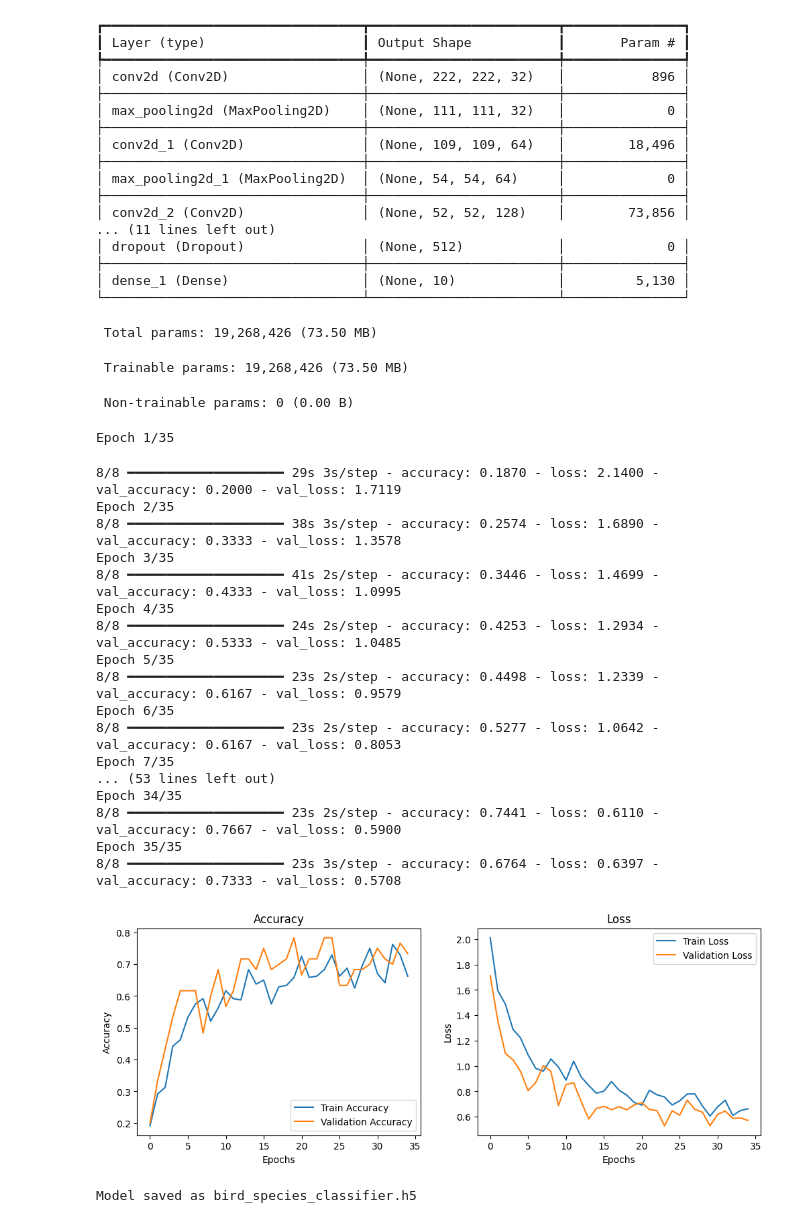
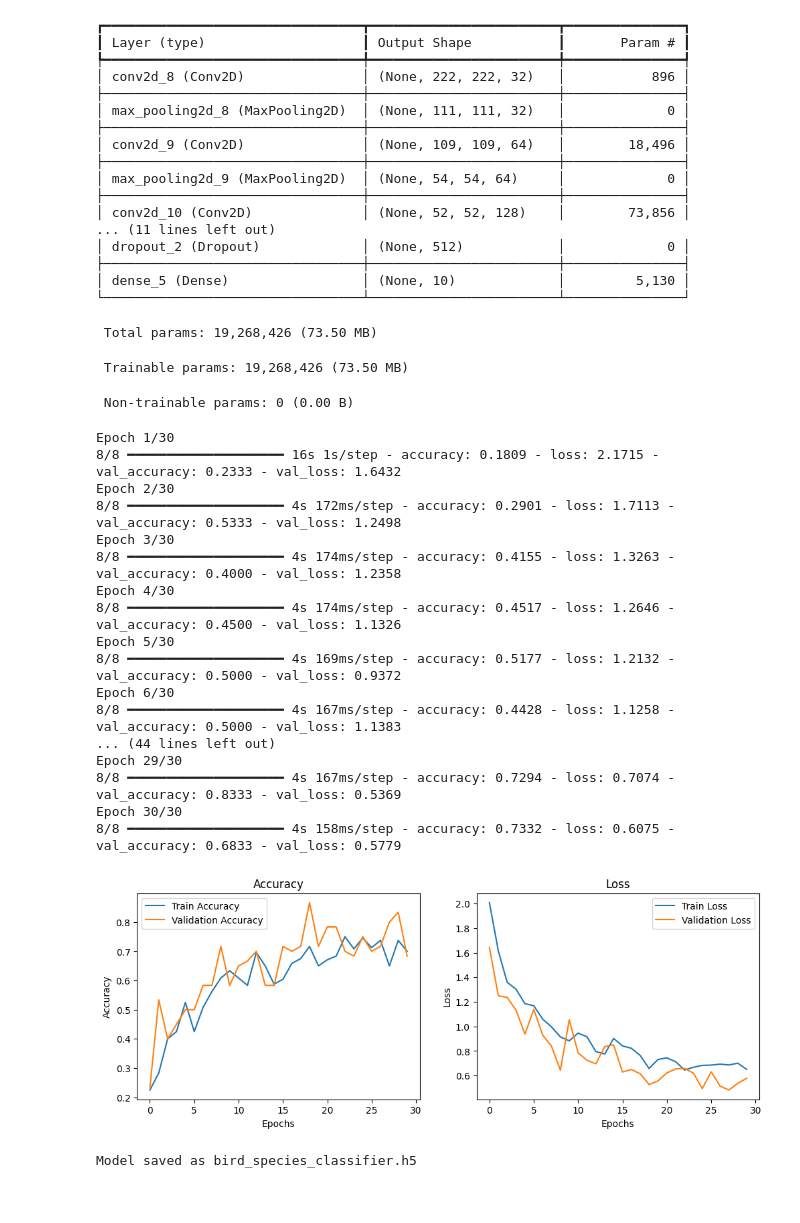
Before and after one commit to elizabees/birdSpecies, a Jupyter notebook: birdspecies.ipynb, the cells around one changed output. Cells and saved outputs as stored; diff of their text form; code cells hidden in the pictures.

Commit message:
Kaggle Notebook | birdSpecies | Version 3

```diff
--- a/birdspecies.ipynb
+++ b/birdspecies.ipynb
@@ -28,8 +28,9 @@ selected_classes = [
 
 def create_bird_cnn_model():
     model = models.Sequential([
+        layers.Input(shape=(224, 224, 3)),
         #1st convolutional block
-        layers.Conv2D(32, (3, 3), activation='relu', input_shape=(224, 224, 3)),
+        layers.Conv2D(32, (3, 3), activation='relu'),
         layers.MaxPooling2D((2, 2)),
 
         #2nd convolutional block
@@ -117,7 +118,7 @@ def main():
     history = model.fit(
         train_generator,
         validation_data=val_generator,
-        epochs=35,
+        epochs=30,
         verbose=1
     )
 
@@ -137,40 +138,39 @@ Model: "sequential"
 ┏━━━━━━━━━━━━━━━━━━━━━━━━━━━━━━━━━┳━━━━━━━━━━━━━━━━━━━━━━━━┳━━━━━━━━━━━━━━━┓
 ┃ Layer (type)                    ┃ Output Shape           ┃       Param # ┃
 ┡━━━━━━━━━━━━━━━━━━━━━━━━━━━━━━━━━╇━━━━━━━━━━━━━━━━━━━━━━━━╇━━━━━━━━━━━━━━━┩
-│ conv2d (Conv2D)                 │ (None, 222, 222, 32)   │           896 │
+│ conv2d_8 (Conv2D)               │ (None, 222, 222, 32)   │           896 │
 ├─────────────────────────────────┼────────────────────────┼───────────────┤
-│ max_pooling2d (MaxPooling2D)    │ (None, 111, 111, 32)   │             0 │
+│ max_pooling2d_8 (MaxPooling2D)  │ (None, 111, 111, 32)   │             0 │
 ├─────────────────────────────────┼────────────────────────┼───────────────┤
-│ conv2d_1 (Conv2D)               │ (None, 109, 109, 64)   │        18,496 │
+│ conv2d_9 (Conv2D)               │ (None, 109, 109, 64)   │        18,496 │
 ├─────────────────────────────────┼────────────────────────┼───────────────┤
-│ max_pooling2d_1 (MaxPooling2D)  │ (None, 54, 54, 64)     │             0 │
+│ max_pooling2d_9 (MaxPooling2D)  │ (None, 54, 54, 64)     │             0 │
 ├─────────────────────────────────┼────────────────────────┼───────────────┤
-│ conv2d_2 (Conv2D)               │ (None, 52, 52, 128)    │        73,856 │
+│ conv2d_10 (Conv2D)              │ (None, 52, 52, 128)    │        73,856 │
 ... (11 lines left out)
-│ dropout (Dropout)               │ (None, 512)            │             0 │
+│ dropout_2 (Dropout)             │ (None, 512)            │             0 │
 ├─────────────────────────────────┼────────────────────────┼───────────────┤
-│ dense_1 (Dense)                 │ (None, 10)             │         5,130 │
+│ dense_5 (Dense)                 │ (None, 10)             │         5,130 │
 └─────────────────────────────────┴────────────────────────┴───────────────┘
  Total params: 19,268,426 (73.50 MB)
  Trainable params: 19,268,426 (73.50 MB)
  Non-trainable params: 0 (0.00 B)
-Epoch 1/35
+Epoch 1/30
+8/8 ━━━━━━━━━━━━━━━━━━━━ 16s 1s/step - accuracy: 0.1809 - loss: 2.1715 - val_accuracy: 0.2333 - val_loss: 1.6432
+Epoch 2/30
+8/8 ━━━━━━━━━━━━━━━━━━━━ 4s 172ms/step - accuracy: 0.2901 - loss: 1.7113 - val_accuracy: 0.5333 - val_loss: 1.2498
+Epoch 3/30
+8/8 ━━━━━━━━━━━━━━━━━━━━ 4s 174ms/step - accuracy: 0.4155 - loss: 1.3263 - val_accuracy: 0.4000 - val_loss: 1.2358
+Epoch 4/30
+8/8 ━━━━━━━━━━━━━━━━━━━━ 4s 174ms/step - accuracy: 0.4517 - loss: 1.2646 - val_accuracy: 0.4500 - val_loss: 1.1326
+Epoch 5/30
+8/8 ━━━━━━━━━━━━━━━━━━━━ 4s 169ms/step - accuracy: 0.5177 - loss: 1.2132 - val_accuracy: 0.5000 - val_loss: 0.9372
+Epoch 6/30
+8/8 ━━━━━━━━━━━━━━━━━━━━ 4s 167ms/step - accuracy: 0.4428 - loss: 1.1258 - val_accuracy: 0.5000 - val_loss: 1.1383
+... (44 lines left out)
+Epoch 29/30
+8/8 ━━━━━━━━━━━━━━━━━━━━ 4s 167ms/step - accuracy: 0.7294 - loss: 0.7074 - val_accuracy: 0.8333 - val_loss: 0.5369
+Epoch 30/30
+8/8 ━━━━━━━━━━━━━━━━━━━━ 4s 158ms/step - accuracy: 0.7332 - loss: 0.6075 - val_accuracy: 0.6833 - val_loss: 0.5779
+[figure, new version]
-8/8 ━━━━━━━━━━━━━━━━━━━━ 29s 3s/step - accuracy: 0.1870 - loss: 2.1400 - val_accuracy: 0.2000 - val_loss: 1.7119
-Epoch 2/35
-8/8 ━━━━━━━━━━━━━━━━━━━━ 38s 3s/step - accuracy: 0.2574 - loss: 1.6890 - val_accuracy: 0.3333 - val_loss: 1.3578
-Epoch 3/35
-8/8 ━━━━━━━━━━━━━━━━━━━━ 41s 2s/step - accuracy: 0.3446 - loss: 1.4699 - val_accuracy: 0.4333 - val_loss: 1.0995
-Epoch 4/35
-8/8 ━━━━━━━━━━━━━━━━━━━━ 24s 2s/step - accuracy: 0.4253 - loss: 1.2934 - val_accuracy: 0.5333 - val_loss: 1.0485
-Epoch 5/35
-8/8 ━━━━━━━━━━━━━━━━━━━━ 23s 2s/step - accuracy: 0.4498 - loss: 1.2339 - val_accuracy: 0.6167 - val_loss: 0.9579
-Epoch 6/35
-8/8 ━━━━━━━━━━━━━━━━━━━━ 23s 2s/step - accuracy: 0.5277 - loss: 1.0642 - val_accuracy: 0.6167 - val_loss: 0.8053
-Epoch 7/35
-... (53 lines left out)
-Epoch 34/35
-8/8 ━━━━━━━━━━━━━━━━━━━━ 23s 2s/step - accuracy: 0.7441 - loss: 0.6110 - val_accuracy: 0.7667 - val_loss: 0.5900
-Epoch 35/35
-8/8 ━━━━━━━━━━━━━━━━━━━━ 23s 3s/step - accuracy: 0.6764 - loss: 0.6397 - val_accuracy: 0.7333 - val_loss: 0.5708
+Model saved as bird_species_classifier.h5
-[figure, old version]
-Model saved as bird_species_classifier.h5
```
Also changed, not shown: parts of 1 cell of this notebook.
